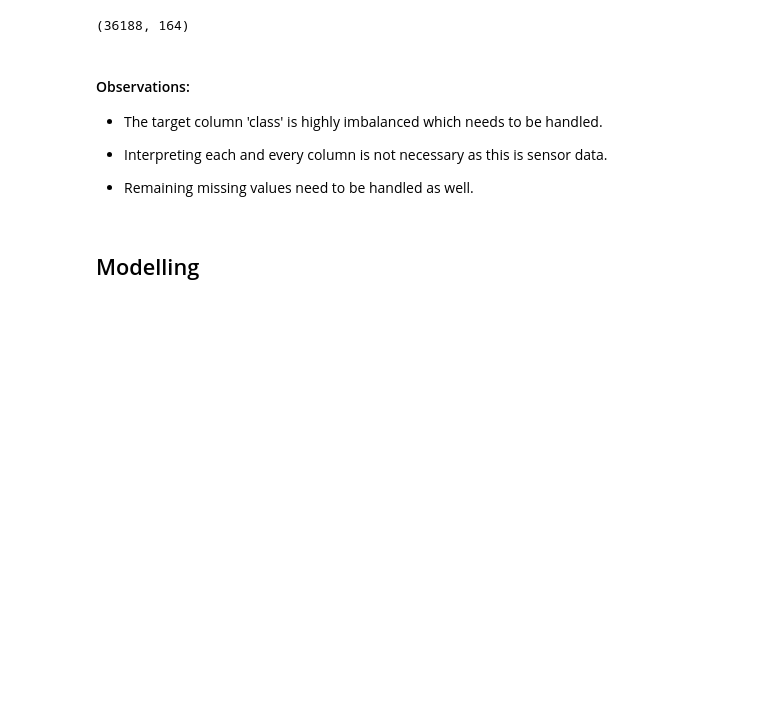
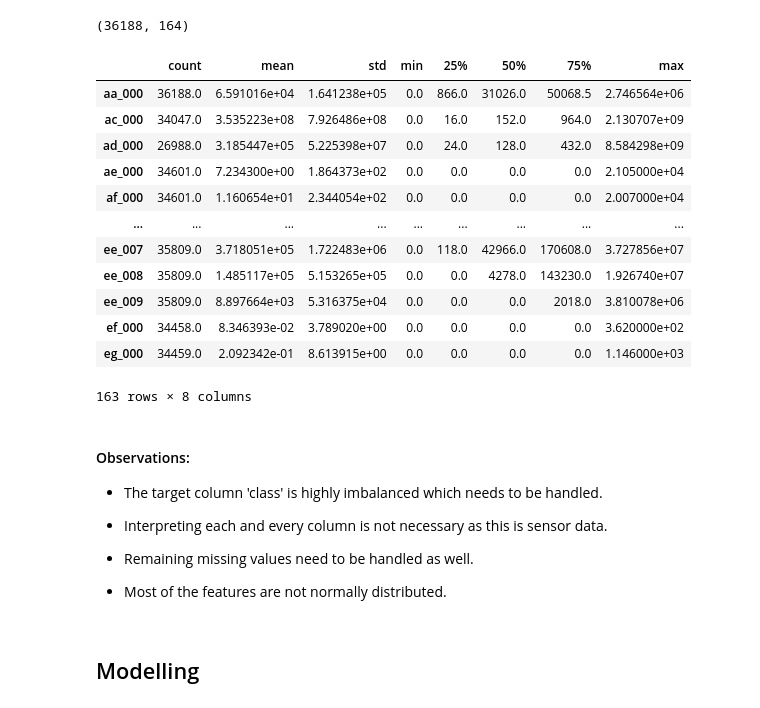
Before and after one commit to mervebdurna/aps-fault-detection, a Jupyter notebook: notebook/eda.ipynb, the cells around one changed output. Cells and saved outputs as stored; diff of their text form; code cells hidden in the pictures; blank space fills up the shorter version.

```diff
--- a/notebook/eda.ipynb
+++ b/notebook/eda.ipynb
@@ -199,6 +226,22 @@ df = df.drop(drop_column_list, axis=1)
 df.shape
 # %% [output]
 (36188, 164)
+# %%
+df.describe().T
+# %% [output]
+|  | count | mean | std | min | 25% | 50% | 75% | max |
+| aa_000 | 36188.0 | 6.591016e+04 | 1.641238e+05 | 0.0 | 866.0 | 31026.0 | 50068.5 | 2.746564e+06 |
+| ac_000 | 34047.0 | 3.535223e+08 | 7.926486e+08 | 0.0 | 16.0 | 152.0 | 964.0 | 2.130707e+09 |
+| ad_000 | 26988.0 | 3.185447e+05 | 5.225398e+07 | 0.0 | 24.0 | 128.0 | 432.0 | 8.584298e+09 |
+| ae_000 | 34601.0 | 7.234300e+00 | 1.864373e+02 | 0.0 | 0.0 | 0.0 | 0.0 | 2.105000e+04 |
+| af_000 | 34601.0 | 1.160654e+01 | 2.344054e+02 | 0.0 | 0.0 | 0.0 | 0.0 | 2.007000e+04 |
+| ... | ... | ... | ... | ... | ... | ... | ... | ... |
+| ee_007 | 35809.0 | 3.718051e+05 | 1.722483e+06 | 0.0 | 118.0 | 42966.0 | 170608.0 | 3.727856e+07 |
+| ee_008 | 35809.0 | 1.485117e+05 | 5.153265e+05 | 0.0 | 0.0 | 4278.0 | 143230.0 | 1.926740e+07 |
+| ee_009 | 35809.0 | 8.897664e+03 | 5.316375e+04 | 0.0 | 0.0 | 0.0 | 2018.0 | 3.810078e+06 |
+| ef_000 | 34458.0 | 8.346393e-02 | 3.789020e+00 | 0.0 | 0.0 | 0.0 | 0.0 | 3.620000e+02 |
+| eg_000 | 34459.0 | 2.092342e-01 | 8.613915e+00 | 0.0 | 0.0 | 0.0 | 0.0 | 1.146000e+03 |
+163 rows × 8 columns
 # %% [markdown]
 #### Observations:
 
@@ -207,6 +250,8 @@ df.shape
 * Interpreting each and every column is not necessary as this is sensor data.
 
 * Remaining missing values need to be handled as well.
+
+* Most of the features are not normally distributed.
 # %% [markdown]
 ##  Modelling
 # %%
```
Also changed, not shown: parts of 10 cells of this notebook, 5 other files.
